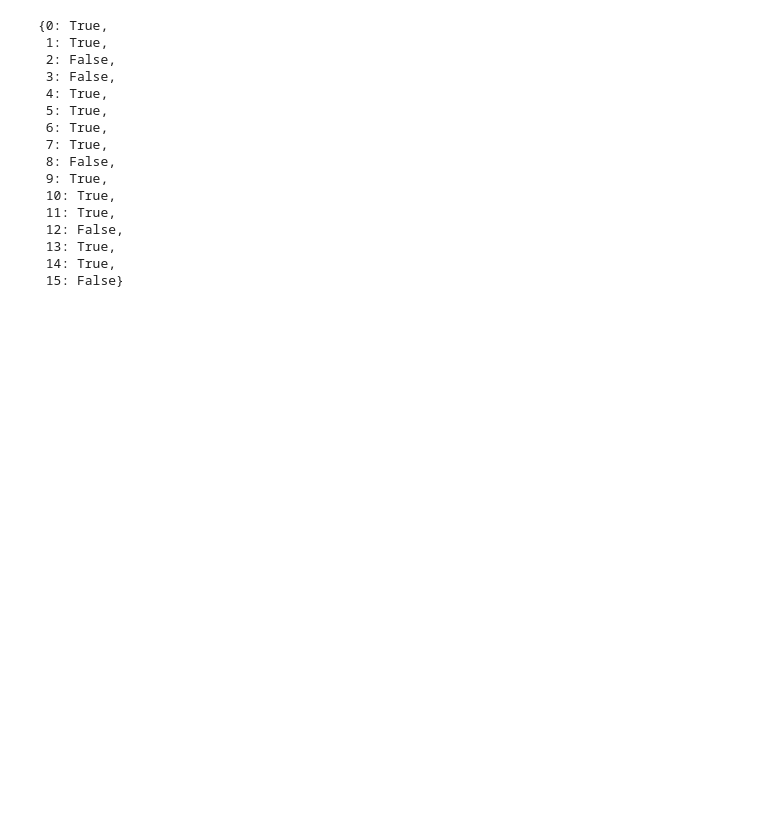
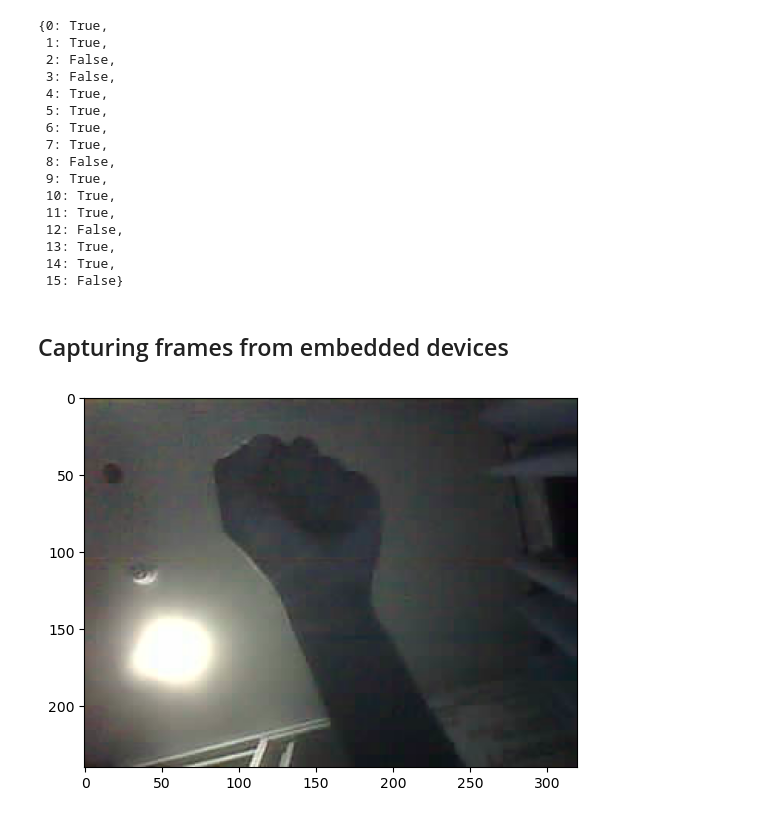
Before and after one commit to yohanderose/AnythingCanBreak, a Jupyter notebook: notebooks/Fast Embedded Device Image Processing.ipynb, the cells around one changed output. Saved outputs shown, nothing was run; the diff lists cells and outputs as text; code cells hidden in the pictures; blank space fills up the shorter version.

```diff
--- a/notebooks/Fast Embedded Device Image Processing.ipynb
+++ b/notebooks/Fast Embedded Device Image Processing.ipynb
@@ -114,3 +115,20 @@ state
  13: True,
  14: True,
  15: False}
+# %% [markdown]
+## Capturing frames from embedded devices
+# %%
+device_webserver = 'http://172.20.10.2'
+video = cv2.VideoCapture(device_webserver)
+# %%
+test_img = None
+
+while True:
+    ret, frame = video.read()
+
+    if ret:
+        test_img = frame
+        display(frame)
+        break
+# %% [output]
+[figure, added]
```
Also changed, not shown: parts of 9 cells of this notebook.
